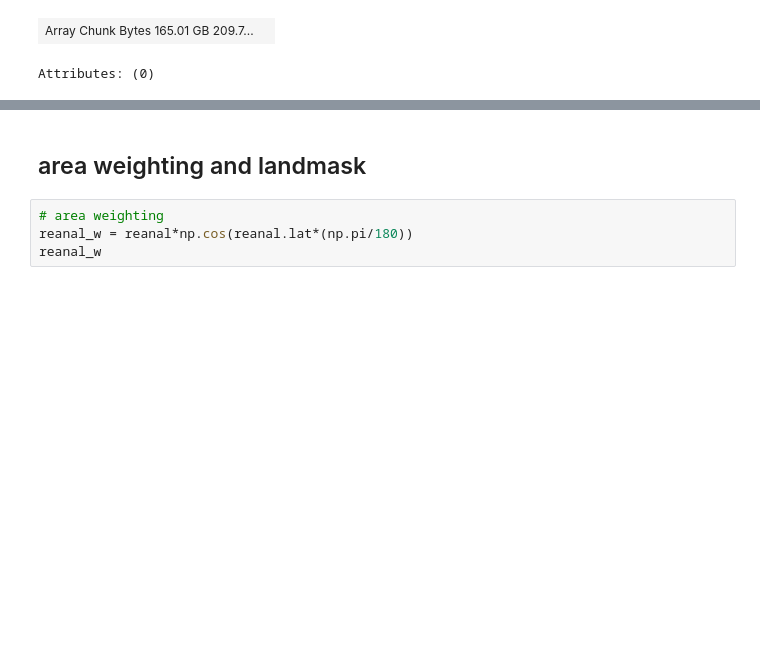
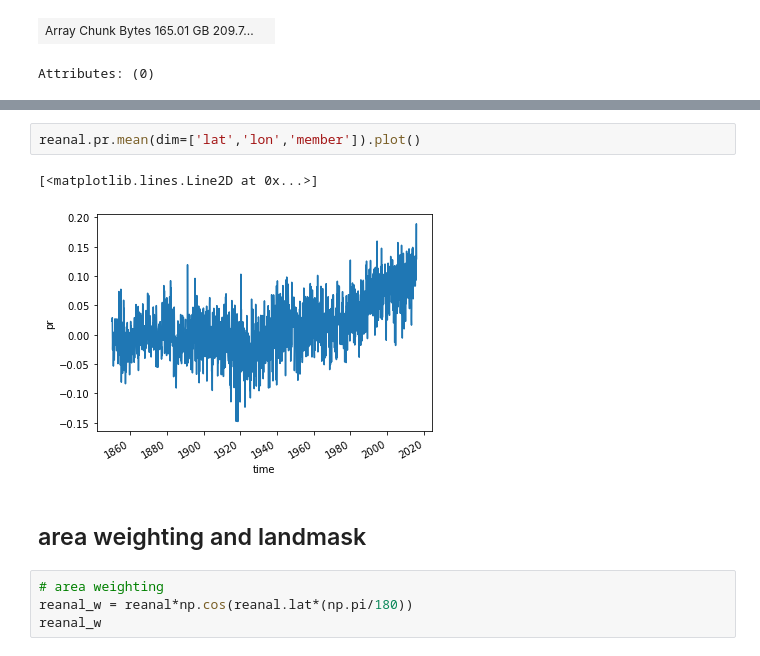
Before and after one commit to kbongi/reanalysis, a Jupyter notebook: R_read_netcdf_anomalies_PRATE_2021.05.03.ipynb, the cells around one changed output, grey strips where cells are left out. Drawn from its saved outputs; the diff is of its cells as text; blank space fills up the shorter version.

```diff
--- a/R_read_netcdf_anomalies_PRATE_2021.05.03.ipynb
+++ b/R_read_netcdf_anomalies_PRATE_2021.05.03.ipynb
@@ -107,3 +110,8 @@ Attributes: (0)
+# %%
+reanal.pr.mean(dim=['lat','lon','member']).plot()
+# %% [output]
+[<matplotlib.lines.Line2D at 0x...>]
+[figure, added]
 # %% [markdown]
 ## area weighting and landmask
 # %%
```
Also changed, not shown: parts of 23 cells of this notebook, 4 other files.
